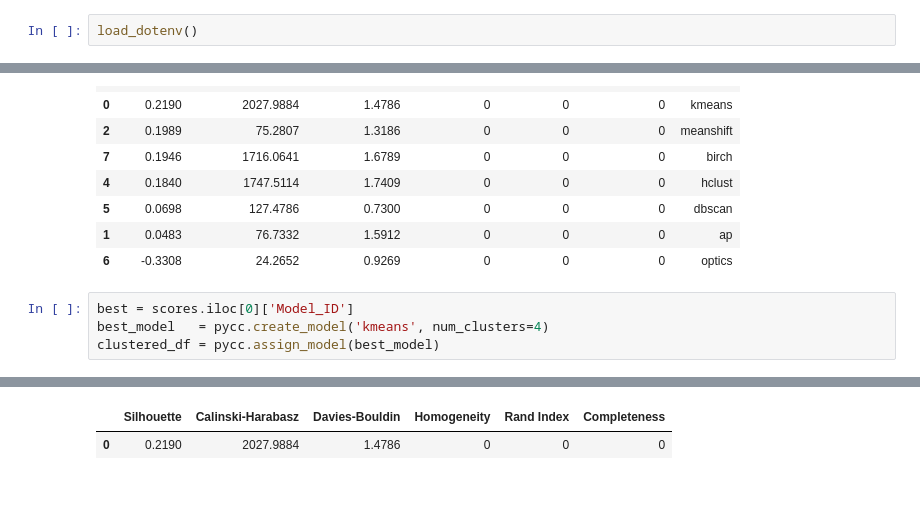
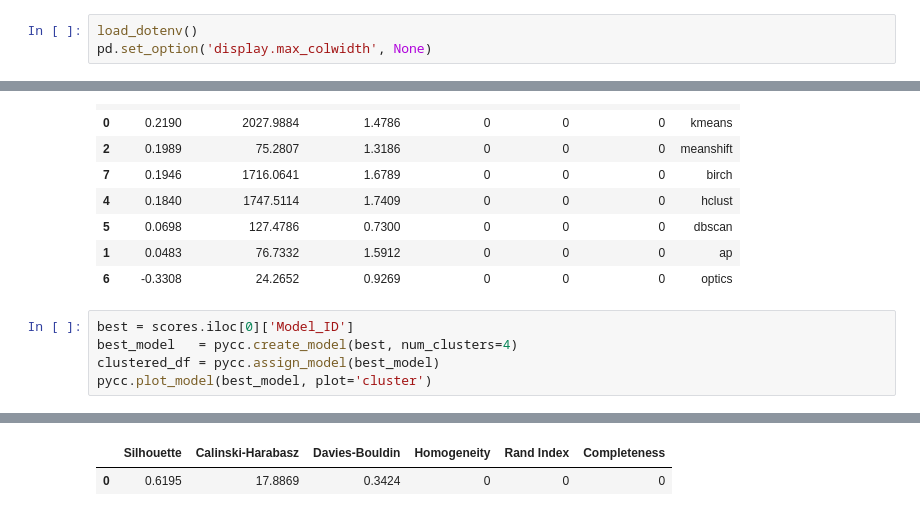
Before and after one commit to DickinsonBP/TFM_VABD, a Jupyter notebook: Modelos/modelo3.ipynb, the cells around one changed output, grey strips where cells are left out. Cells and saved outputs as stored; diff of their text form.

```diff
--- a/Modelos/modelo3.ipynb
+++ b/Modelos/modelo3.ipynb
@@ -12,2 +19,3 @@ import pycaret.utils as pycu
 # %%
 load_dotenv()
+pd.set_option('display.max_colwidth', None)
@@ -74,10 +90,11 @@ scores
 | 6 | -0.3308 | 24.2652 | 0.9269 | 0 | 0 | 0 | optics |
 # %%
 best = scores.iloc[0]['Model_ID']
-best_model   = pycc.create_model('kmeans', num_clusters=4)
+best_model   = pycc.create_model(best, num_clusters=4)
 clustered_df = pycc.assign_model(best_model)
+pycc.plot_model(best_model, plot='cluster')
 # %% [output]
 [interactive output not drawn]
 |  | Silhouette | Calinski-Harabasz | Davies-Bouldin | Homogeneity | Rand Index | Completeness |
-| 0 | 0.2190 | 2027.9884 | 1.4786 | 0 | 0 | 0 |
+| 0 | 0.6195 | 17.8869 | 0.3424 | 0 | 0 | 0 |
 [interactive output not drawn]
```
Also changed, not shown: parts of 20 cells of this notebook, 2 other files.
